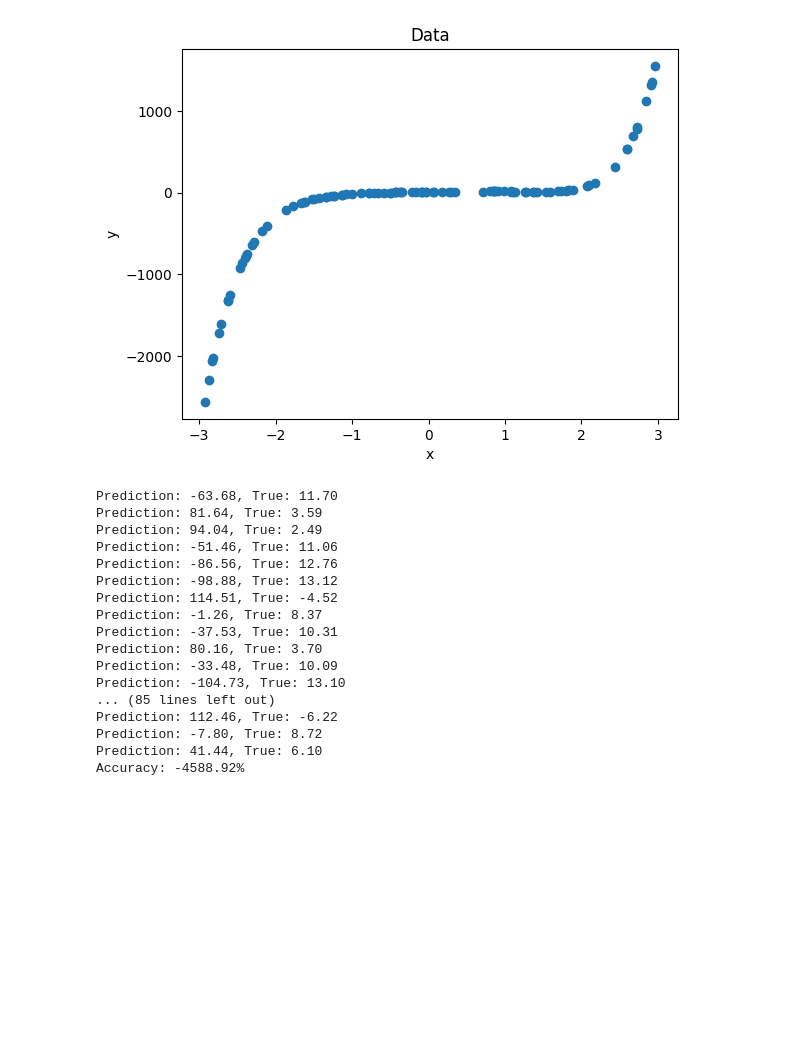
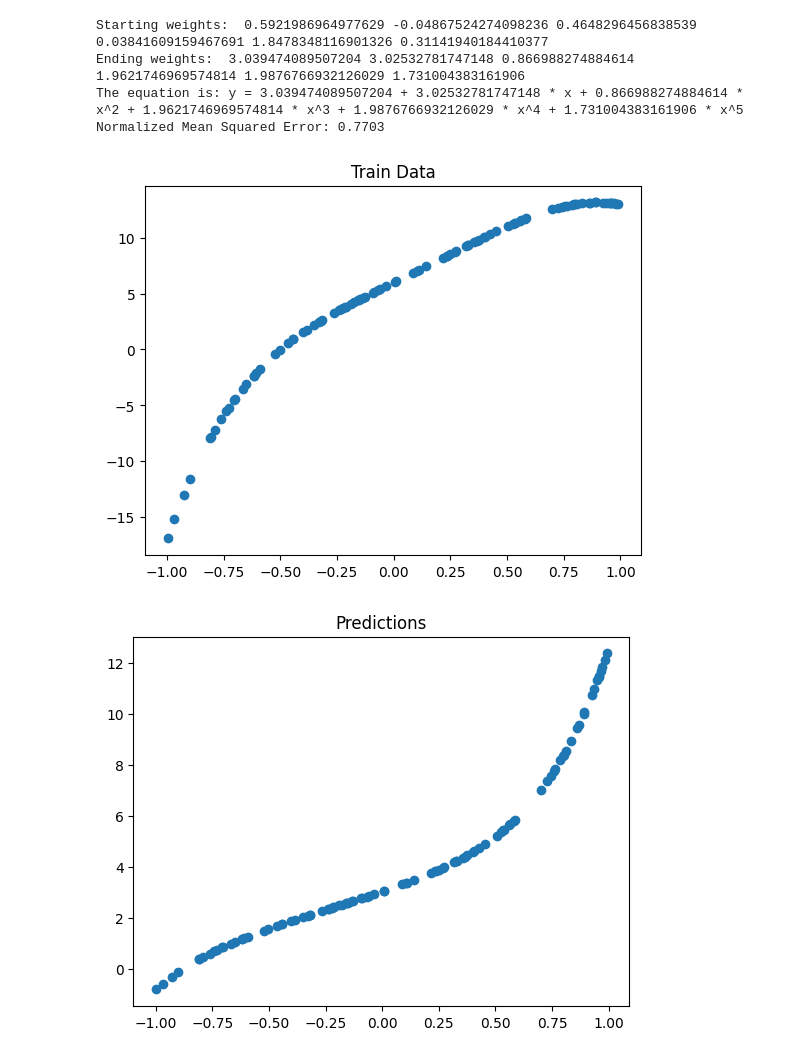
Before and after one commit to WillGasser/schoolwork, a Jupyter notebook: COMP6600/Assignment_1/Assignment1_Gasser.ipynb, the cells around one changed output. Saved outputs shown, nothing was run; the diff lists cells and outputs as text; code cells hidden in the pictures; blank space fills up the shorter version.

Commit message:
working question one *NOTE* need polynomial

```diff
--- a/COMP6600/Assignment_1/Assignment1_Gasser.ipynb
+++ b/COMP6600/Assignment_1/Assignment1_Gasser.ipynb
@@ -66,29 +86,20 @@ class Linear_Regression():
-# %%
-question_one = Linear_Regression()
-question_one.setTrainData(x_train, y_train)
-question_one.plotData()
-# %% [output]
-[figure, removed]
 # %%
 # The plotted image above looks very similar to an x^3 function.
 # Therefore I will modify my linear regression equation in the Linear Regression Class to be Polynomial
-question_one.stochastic_gradient_descent(learning_rate=0.00001, iterations=1)
-question_one.calculate_accuracy()
+question_one = Linear_Regression()
+question_one.setTrainData(x_train, y_train)
+
+
+print("Starting weights: ", question_one.w0, question_one.w1, question_one.w2, question_one.w3, question_one.w4, question_one.w5)
+question_one.gradient_descent(learning_rate=0.0001, iterations=10000)
+print("Ending weights: ", question_one.w0, question_one.w1, question_one.w2, question_one.w3, question_one.w4, question_one.w5)
+print(f"The equation is: y = {question_one.w0} + {question_one.w1} * x + {question_one.w2} * x^2 + {question_one.w3} * x^3 + {question_one.w4} * x^4 + {question_one.w5} * x^5")
+
+question_one.test_model()
 # %% [output]
-Prediction: -63.68, True: 11.70
-Prediction: 81.64, True: 3.59
-Prediction: 94.04, True: 2.49
-Prediction: -51.46, True: 11.06
-Prediction: -86.56, True: 12.76
-Prediction: -98.88, True: 13.12
-Prediction: 114.51, True: -4.52
-Prediction: -1.26, True: 8.37
-Prediction: -37.53, True: 10.31
-Prediction: 80.16, True: 3.70
-Prediction: -33.48, True: 10.09
-Prediction: -104.73, True: 13.10
-... (85 lines left out)
-Prediction: 112.46, True: -6.22
-Prediction: -7.80, True: 8.72
-Prediction: 41.44, True: 6.10
-Accuracy: -4588.92%
+Starting weights:  0.5921986964977629 -0.04867524274098236 0.4648296456838539 0.03841609159467691 1.8478348116901326 0.31141940184410377
+Ending weights:  3.039474089507204 3.02532781747148 0.866988274884614 1.9621746969574814 1.9876766932126029 1.731004383161906
+The equation is: y = 3.039474089507204 + 3.02532781747148 * x + 0.866988274884614 * x^2 + 1.9621746969574814 * x^3 + 1.9876766932126029 * x^4 + 1.731004383161906 * x^5
+Normalized Mean Squared Error: 0.7703
+[figure, added]
+[figure, added]
```
Also changed, not shown: parts of 1 cell of this notebook.
